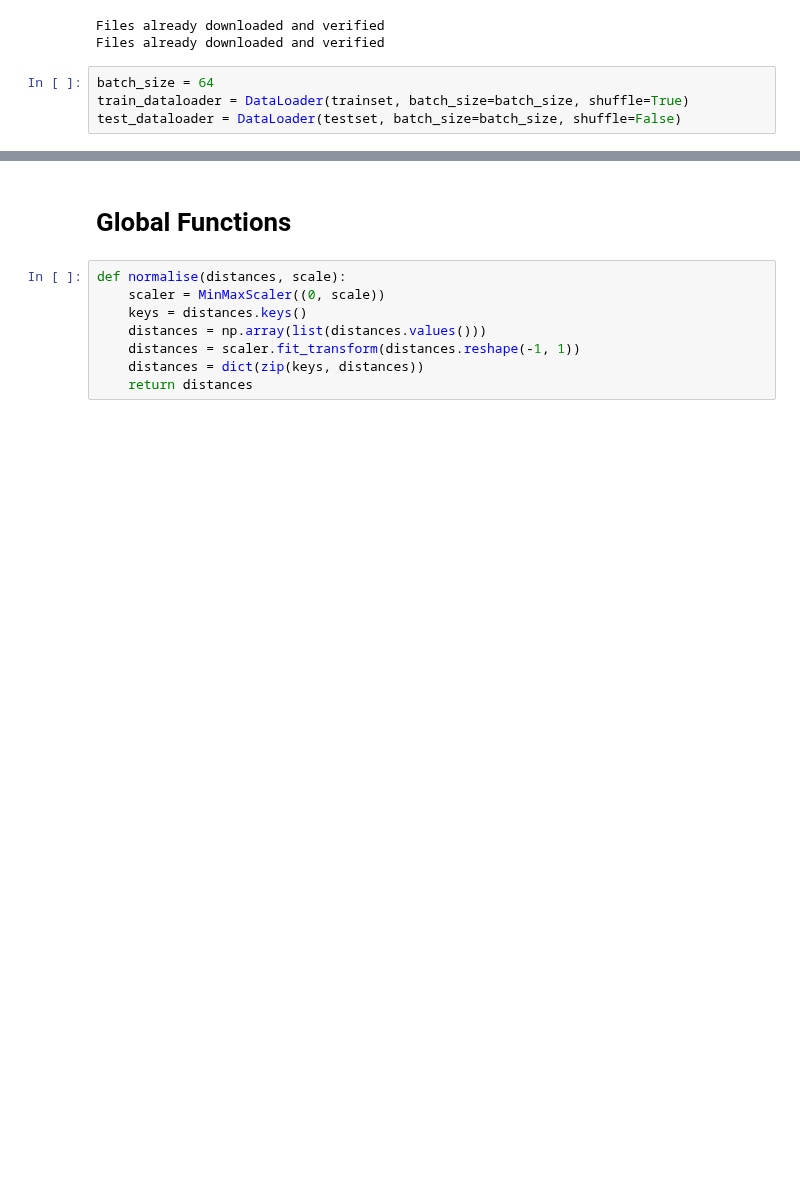
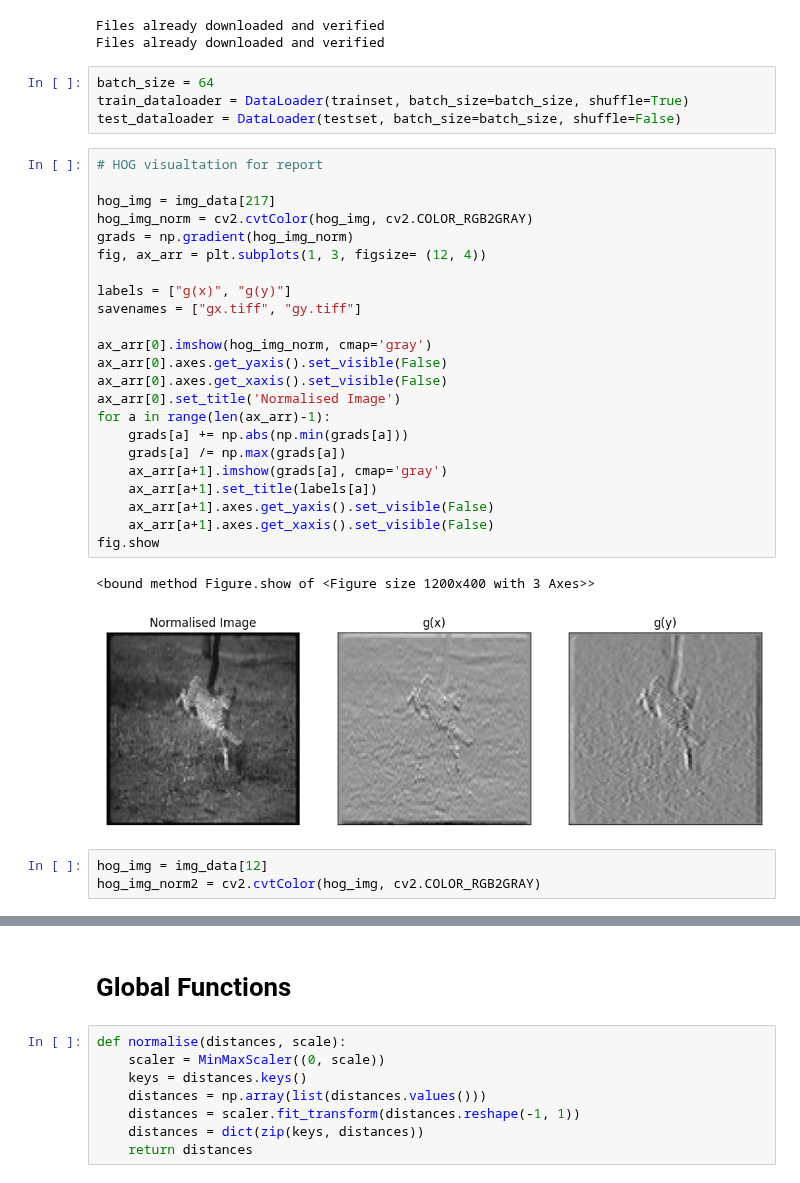
Before and after one commit to hippogriffi/CBIRS, a Jupyter notebook: App/Progs/demo_test.ipynb, the cells around one changed output, grey strips where cells are left out. Drawn from its saved outputs; the diff is of its cells as text; blank space fills up the shorter version.

Commit message:
report stuff

```diff
--- a/App/Progs/demo_test.ipynb
+++ b/App/Progs/demo_test.ipynb
@@ -125,3 +129,32 @@ Files already downloaded and verified
 batch_size = 64
 train_dataloader = DataLoader(trainset, batch_size=batch_size, shuffle=True)
 test_dataloader = DataLoader(testset, batch_size=batch_size, shuffle=False)
+# %%
+# HOG visualtation for report
+
+hog_img = img_data[217]
+hog_img_norm = cv2.cvtColor(hog_img, cv2.COLOR_RGB2GRAY)
+grads = np.gradient(hog_img_norm)
+fig, ax_arr = plt.subplots(1, 3, figsize= (12, 4))
+
+labels = ["g(x)", "g(y)"]
+savenames = ["gx.tiff", "gy.tiff"]
+
+ax_arr[0].imshow(hog_img_norm, cmap='gray')
+ax_arr[0].axes.get_yaxis().set_visible(False)
+ax_arr[0].axes.get_xaxis().set_visible(False)
+ax_arr[0].set_title('Normalised Image')
+for a in range(len(ax_arr)-1):
+    grads[a] += np.abs(np.min(grads[a]))
+    grads[a] /= np.max(grads[a])
+    ax_arr[a+1].imshow(grads[a], cmap='gray')
+    ax_arr[a+1].set_title(labels[a])
+    ax_arr[a+1].axes.get_yaxis().set_visible(False)
+    ax_arr[a+1].axes.get_xaxis().set_visible(False)
+fig.show
+# %% [output]
+<bound method Figure.show of <Figure size 1200x400 with 3 Axes>>
+[figure, added]
+# %%
+hog_img = img_data[12]
+hog_img_norm2 = cv2.cvtColor(hog_img, cv2.COLOR_RGB2GRAY)
```
Also changed, not shown: parts of 12 cells of this notebook, 4 other files.
